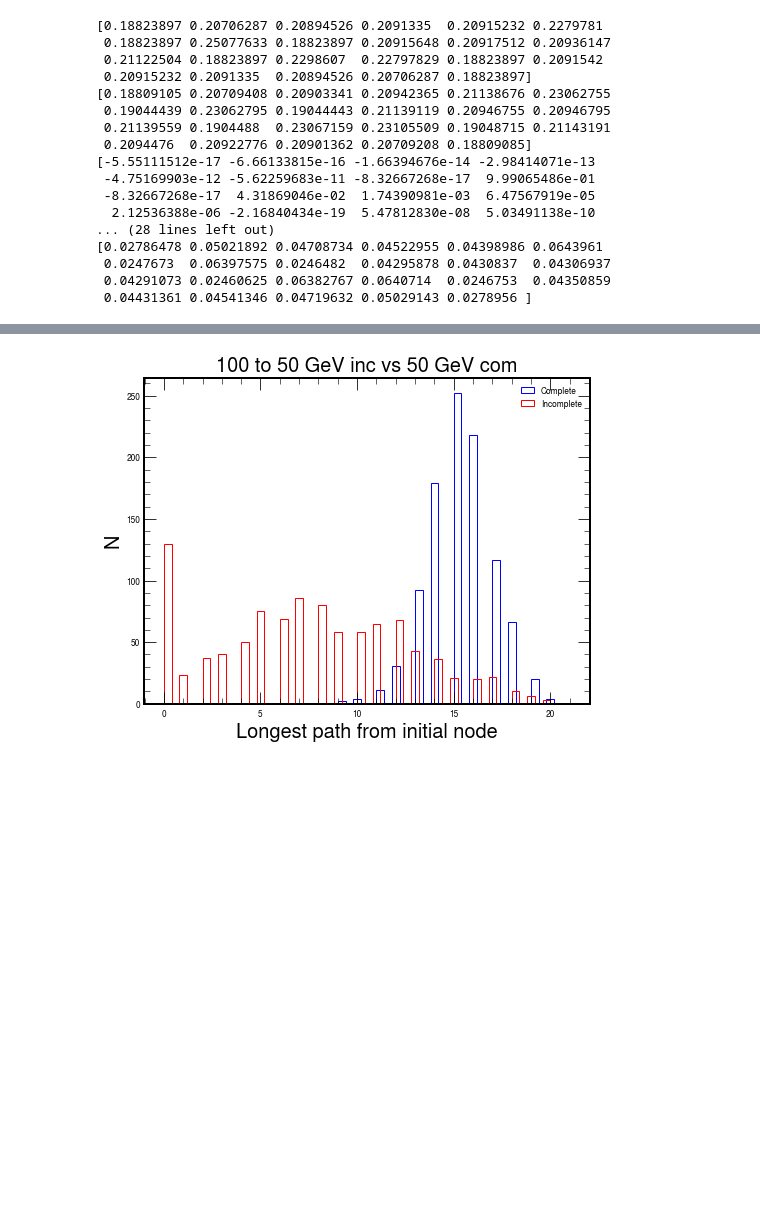
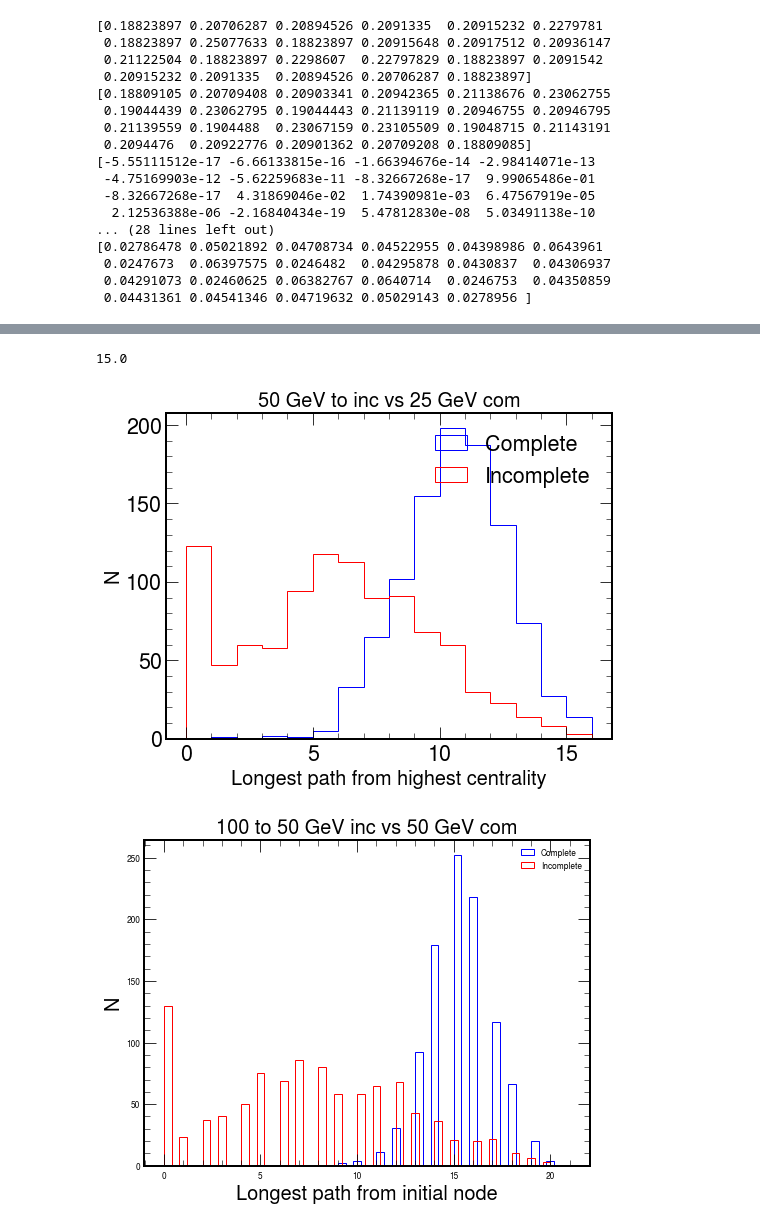
Before and after one commit to chrispap95/TICLHackaton2022-Metrics4Tracksters, a Jupyter notebook: 19 - Inc vs Com Weighted graphs.ipynb, the cells around one changed output, grey strips where cells are left out. Saved outputs shown, nothing was run; the diff lists cells and outputs as text; code cells hidden in the pictures; blank space fills up the shorter version.

```diff
--- a/19 - Inc vs Com Weighted graphs.ipynb
+++ b/19 - Inc vs Com Weighted graphs.ipynb
@@ -404,14 +405,14 @@ plt.style.use(hep.style.ROOT)
 #filename="/eos/user/c/chpapage/TICL_samples/CloseByDoubleGamma_E100Eta1p62Delta3_CMSSW_12_4_0_upgrade2026_D86_clue3Dv4_ntuples/220701_225846/0000/hgcalNtuple_*.root:ana/tracksters"
 filenameFull100GeV="/eos/user/c/chpapage/TICL_samples/CloseByDoubleGamma_E100Eta1p62Delta5_CMSSW_12_4_0_upgrade2026_D86_clue3Dv4_ntuples/220701_225928/0000/ntuples.root"
 filenameFull50GeV="/eos/user/c/chpapage/TICL_samples/CloseByDoubleGamma_E50Eta1p62Delta5_CMSSW_12_4_0_upgrade2026_D86_clue3Dv4_ntuples/220701_225808/0000/ntuples.root"
-#filenameFull25GeV="/eos/user/c/chpapage/TICL_samples/CloseByDoubleGamma_E25Eta1p62Delta5_CMSSW_12_4_0_upgrade2026_D86_clue3Dv4_ntuples/220701_225704/0000/ntuples.root"
-folder="CloseByDoubleGamma_E100IncVsE50Com_Eta1p62Delta5_CMSSW_12_4_0_upgrade2026_D86_clue3Dv4_EDiffWeights"
+filenameFull25GeV="/eos/user/c/chpapage/TICL_samples/CloseByDoubleGamma_E25Eta1p62Delta5_CMSSW_12_4_0_upgrade2026_D86_clue3Dv4_ntuples/220701_225704/0000/ntuples.root"
+folder="CloseByDoubleGamma_E50IncVsE25Com_Eta1p62Delta5_CMSSW_12_4_0_upgrade2026_D86_clue3Dv4_Weights"
 savefigs=True
 #file = uproot.open(filename)
 #fileFull=uproot.concatenate(filename)
-file=uproot.open(filenameFull100GeV)
-file50=uproot.open(filenameFull50GeV)
-datasetName="100 GeV to inc vs 50 GeV com"
+file=uproot.open(filenameFull50GeV)
+file50=uproot.open(filenameFull25GeV)
+datasetName="50 GeV to inc vs 25 GeV com"
 # %%
 tracksters=file["ana/tracksters"]
 clusters=file["ana/clusters"]
@@ -550,7 +551,7 @@ incCenParams=np.zeros((N_evt*2,len(modes),4))
 for evt in range(N_evt):
     for tr in range(min(len(vertices_indexes[evt]),2)):
         for j in range(len(modes)):
-            incSlice=fn.incompleteTracksters(vertices_layers[evt,tr],0.25,0.2)
+            incSlice=fn.incompleteTracksters(vertices_layers[evt,tr],0.23,0.2)
             #print(incSlice)
             v_ind_inc=vertices_indexes[evt,tr][incSlice]
             v_x_inc=vertices_x[evt,tr][incSlice]
@@ -627,3 +647,19 @@ plotcomvsinc(longestComPaths,longestInComPaths,initString,bins=20)
+# %%
+print((max(longestComPaths[:,0,1])-min(longestComPaths[:,0,1])))
+plt.figure(figsize=(8,6))
+plt.hist(longestComPaths[:,0,1], histtype="step",bins=int(max(longestComPaths[:,0,1])-min(longestComPaths[:,0,1])), color='b',label='Complete')
+plt.hist(longestInComPaths[:,0,1], histtype="step",bins=int(max(longestInComPaths[:,0,1])-min(longestInComPaths[:,0,1])), color='r',label='Incomplete')
+plt.legend()
+plt.ylabel("N",fontsize=20)
+plt.xlabel(initString,fontsize=20)
+plt.title(datasetName,fontsize=20)
+#plt.xlim(min(completeShowerShapes[:,i]-5),max(completeShowerShapes[:,i]+5))
+#if(savefigs):
+    #plt.savefig("figures/"+folder+"/"+saveFileNames[i]+".png")
+plt.show()
+# %% [output]
+15.0
+[figure, added]
 # %%
 initString="Longest path from initial node"
 #labelsPaths=["Weight=1","Weight=max(E1,E2)","Weight=abs(E2-E1)",,"maxium Z position[cm]","delta_R std[cm]"]
```
Also changed, not shown: parts of 3 cells of this notebook.
